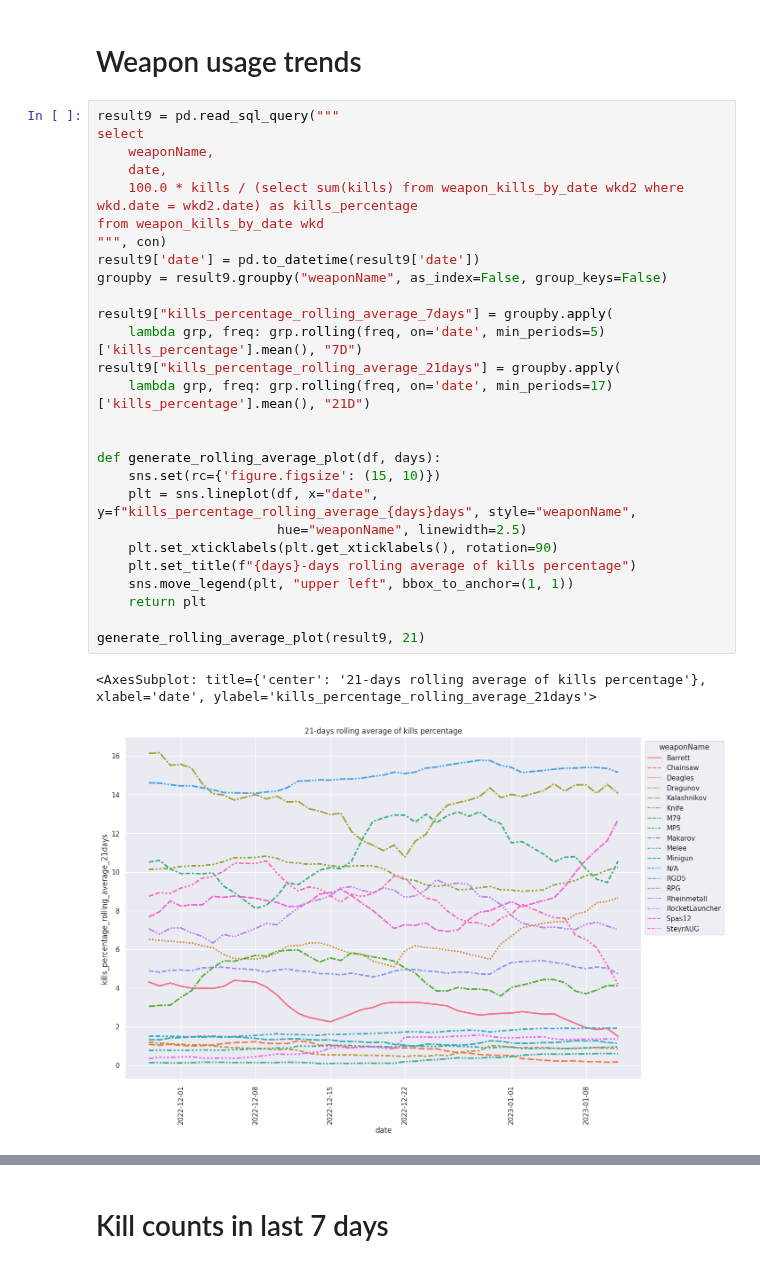
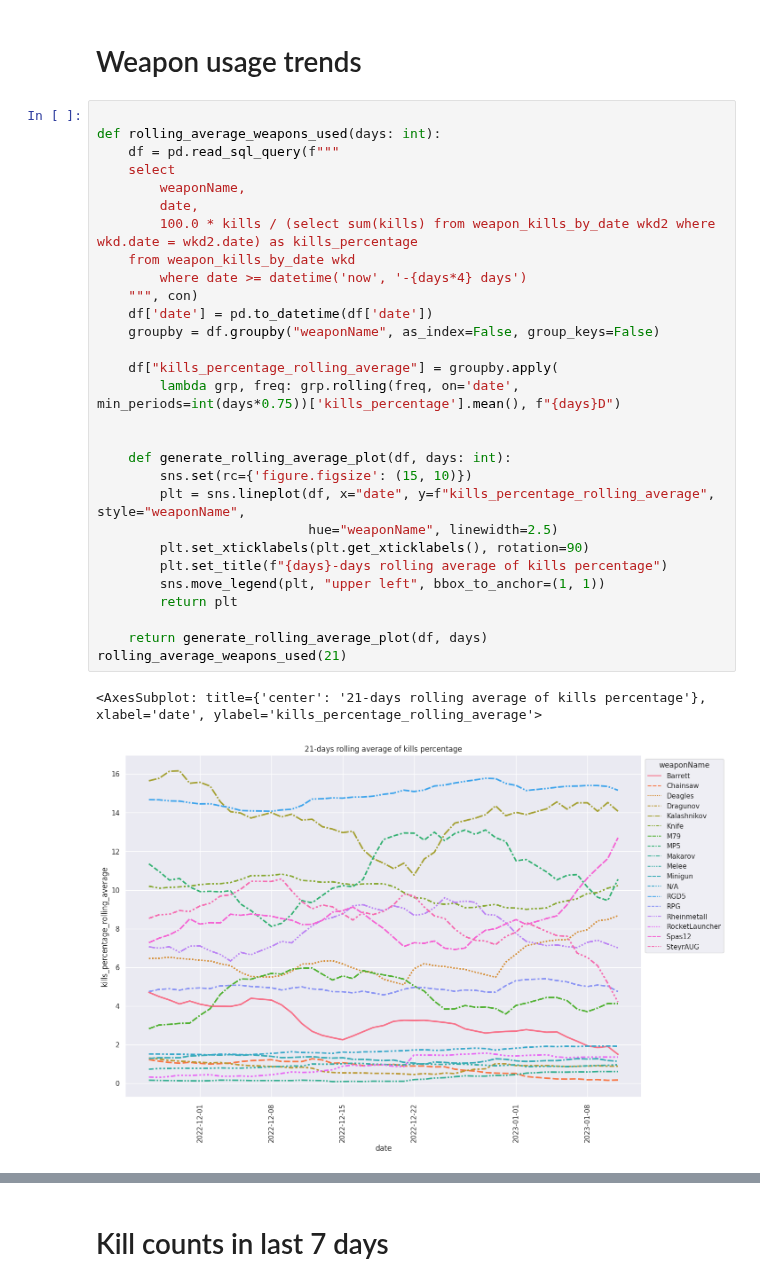
Before and after one commit to s2vndl/s2_1st_tournament_stats, a Jupyter notebook: weapon_usage_trends.ipynb, the cells around one changed output, grey strips where cells are left out. Cells and saved outputs as stored; diff of their text form.

Commit message:
change period in charts to 4 times the rolling average period to improve readability

```diff
--- a/weapon_usage_trends.ipynb
+++ b/weapon_usage_trends.ipynb
@@ -57,32 +57,34 @@ pd.read_sql_query(query,
 # %% [markdown]
 # Weapon usage trends
 # %%
-result9 = pd.read_sql_query("""
-select
-    weaponName,
-    date,
-    100.0 * kills / (select sum(kills) from weapon_kills_by_date wkd2 where wkd.date = wkd2.date) as kills_percentage
-from weapon_kills_by_date wkd
-""", con)
-result9['date'] = pd.to_datetime(result9['date'])
-groupby = result9.groupby("weaponName", as_index=False, group_keys=False)
 
-result9["kills_percentage_rolling_average_7days"] = groupby.apply(
-    lambda grp, freq: grp.rolling(freq, on='date', min_periods=5)['kills_percentage'].mean(), "7D")
-result9["kills_percentage_rolling_average_21days"] = groupby.apply(
-    lambda grp, freq: grp.rolling(freq, on='date', min_periods=17)['kills_percentage'].mean(), "21D")
+def rolling_average_weapons_used(days: int):
+    df = pd.read_sql_query(f"""
+    select
+        weaponName,
+        date,
+        100.0 * kills / (select sum(kills) from weapon_kills_by_date wkd2 where wkd.date = wkd2.date) as kills_percentage
+    from weapon_kills_by_date wkd
+        where date >= datetime('now', '-{days*4} days')
+    """, con)
+    df['date'] = pd.to_datetime(df['date'])
+    groupby = df.groupby("weaponName", as_index=False, group_keys=False)
+
+    df["kills_percentage_rolling_average"] = groupby.apply(
+        lambda grp, freq: grp.rolling(freq, on='date', min_periods=int(days*0.75))['kills_percentage'].mean(), f"{days}D")
 
 
-def generate_rolling_average_plot(df, days):
-    sns.set(rc={'figure.figsize': (15, 10)})
-    plt = sns.lineplot(df, x="date", y=f"kills_percentage_rolling_average_{days}days", style="weaponName",
-                       hue="weaponName", linewidth=2.5)
-    plt.set_xticklabels(plt.get_xticklabels(), rotation=90)
-    plt.set_title(f"{days}-days rolling average of kills percentage")
-    sns.move_legend(plt, "upper left", bbox_to_anchor=(1, 1))
-    return plt
+    def generate_rolling_average_plot(df, days: int):
+        sns.set(rc={'figure.figsize': (15, 10)})
+        plt = sns.lineplot(df, x="date", y=f"kills_percentage_rolling_average", style="weaponName",
+                           hue="weaponName", linewidth=2.5)
+        plt.set_xticklabels(plt.get_xticklabels(), rotation=90)
+        plt.set_title(f"{days}-days rolling average of kills percentage")
+        sns.move_legend(plt, "upper left", bbox_to_anchor=(1, 1))
+        return plt
 
-generate_rolling_average_plot(result9, 21)
+    return generate_rolling_average_plot(df, days)
+rolling_average_weapons_used(21)
 # %% [output]
-<AxesSubplot: title={'center': '21-days rolling average of kills percentage'}, xlabel='date', ylabel='kills_percentage_rolling_average_21days'>
+<AxesSubplot: title={'center': '21-days rolling average of kills percentage'}, xlabel='date', ylabel='kills_percentage_rolling_average'>
-[figure, old version]
+[figure, new version]
```
Also changed, not shown: parts of 3 cells of this notebook.
